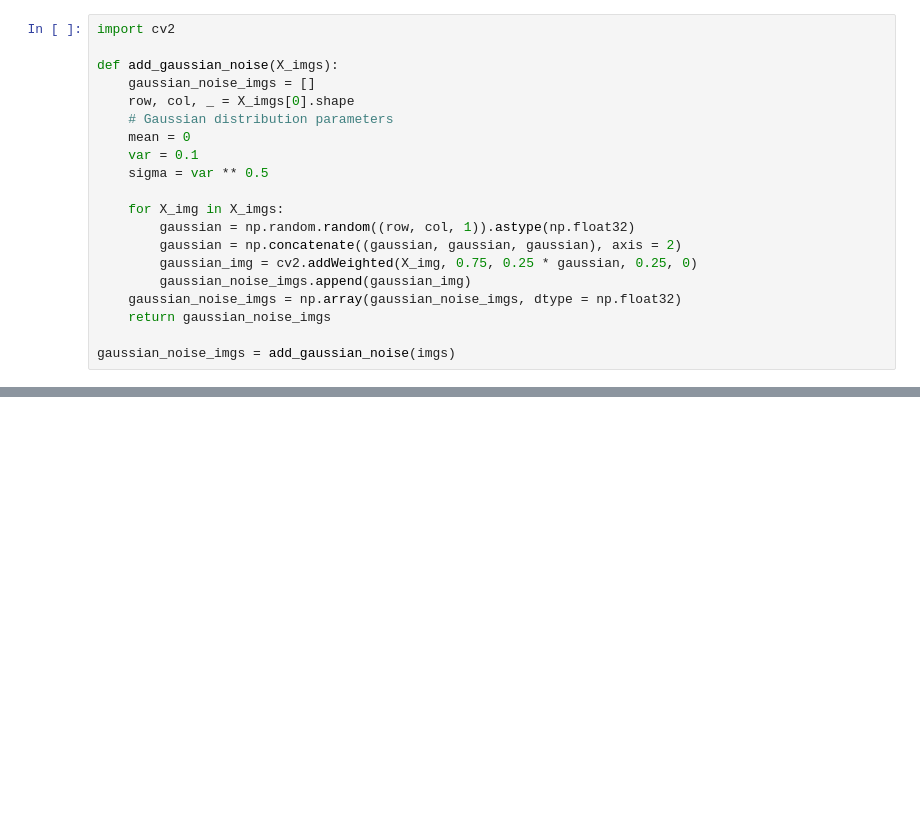
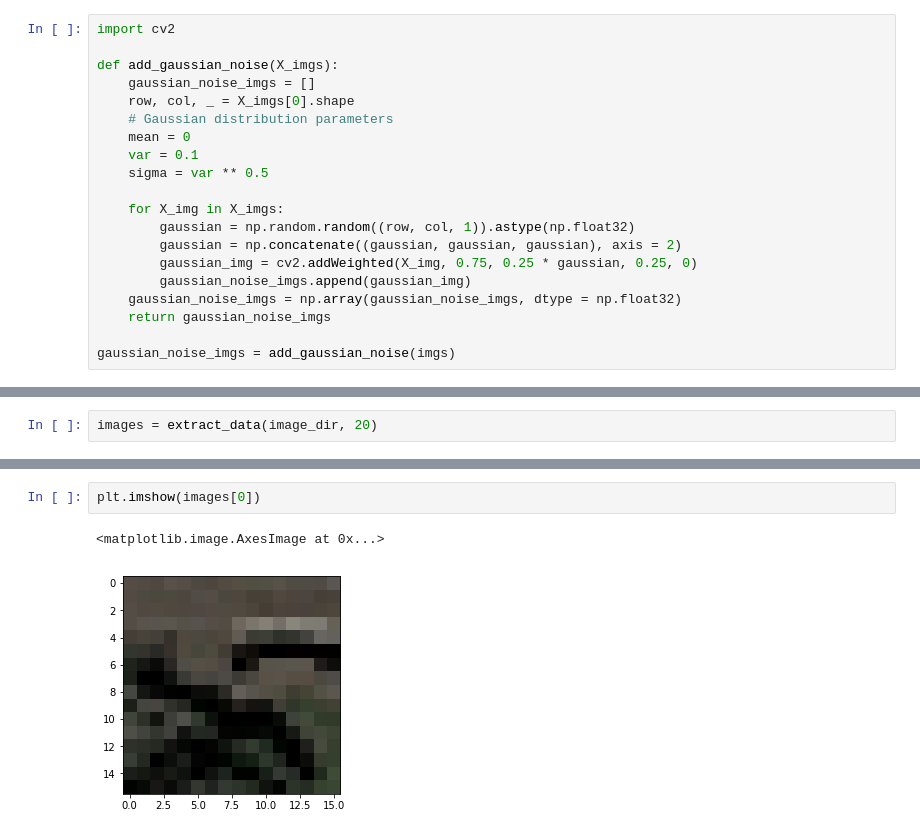
Before and after one commit to martvo/CS-433---Machine-Learning, a Jupyter notebook: project2/project_road_segmentation/mimmi.ipynb, the cells around one changed output, grey strips where cells are left out. Cells and saved outputs as stored; diff of their text form; blank space fills up the shorter version.

```diff
--- a/project2/project_road_segmentation/mimmi.ipynb
+++ b/project2/project_road_segmentation/mimmi.ipynb
@@ -284,0 +308,2 @@ plt.imshow(imgs[0])
+# %%
+images = extract_data(image_dir, 20)
@@ -284,0 +331,5 @@ plt.imshow(imgs[0])
+# %%
+plt.imshow(images[0])
+# %% [output]
+<matplotlib.image.AxesImage at 0x...>
+[figure, added]
```
Also changed, not shown: parts of 21 cells of this notebook.
